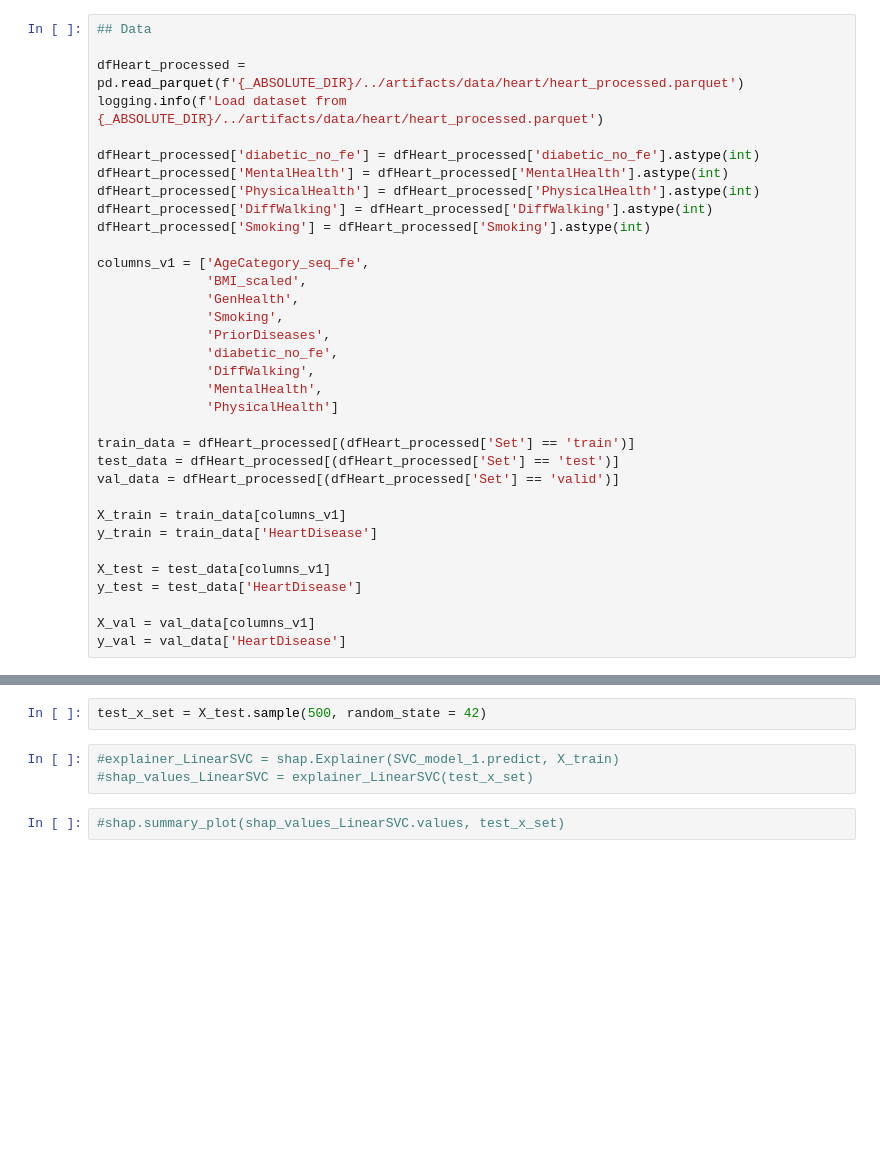
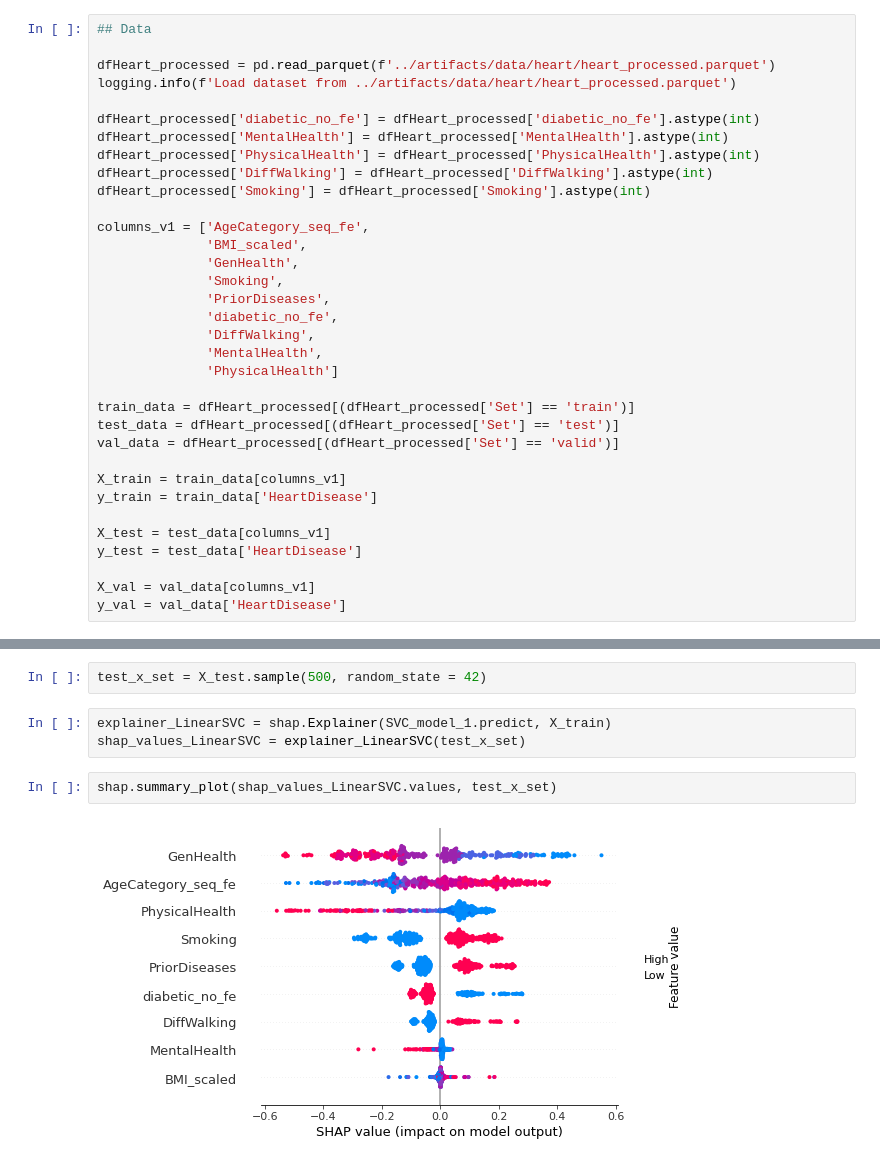
Before and after one commit to Portugapt/AAA-Explainability, a Jupyter notebook: source/4_interpretability/heart_interpretability.ipynb, the cells around one changed output, grey strips where cells are left out. Cells and saved outputs as stored; diff of their text form; blank space fills up the shorter version.

```diff
--- a/source/4_interpretability/heart_interpretability.ipynb
+++ b/source/4_interpretability/heart_interpretability.ipynb
@@ -44,8 +42,8 @@ FileNotFoundError: [Errno 2] No such file or directory: '/home/jovyan/work/4_int
 # %%
 ## Data
 
-dfHeart_processed = pd.read_parquet(f'{_ABSOLUTE_DIR}/../artifacts/data/heart/heart_processed.parquet')
-logging.info(f'Load dataset from {_ABSOLUTE_DIR}/../artifacts/data/heart/heart_processed.parquet')
+dfHeart_processed = pd.read_parquet(f'../artifacts/data/heart/heart_processed.parquet')
+logging.info(f'Load dataset from ../artifacts/data/heart/heart_processed.parquet')
 
 dfHeart_processed['diabetic_no_fe'] = dfHeart_processed['diabetic_no_fe'].astype(int)
 dfHeart_processed['MentalHealth'] = dfHeart_processed['MentalHealth'].astype(int)
@@ -87,8 +96,10 @@ with open(f'../artifacts/transformation_maps/heart/bmi_scaler.pickle', 'rb') as
 # %%
 test_x_set = X_test.sample(500, random_state = 42)
 # %%
-#explainer_LinearSVC = shap.Explainer(SVC_model_1.predict, X_train)
-#shap_values_LinearSVC = explainer_LinearSVC(test_x_set)
+explainer_LinearSVC = shap.Explainer(SVC_model_1.predict, X_train)
+shap_values_LinearSVC = explainer_LinearSVC(test_x_set)
 # %%
-#shap.summary_plot(shap_values_LinearSVC.values, test_x_set)
+shap.summary_plot(shap_values_LinearSVC.values, test_x_set)
+# %% [output]
+[figure, added]
 # %%
```
Also changed, not shown: parts of 4 cells of this notebook.
